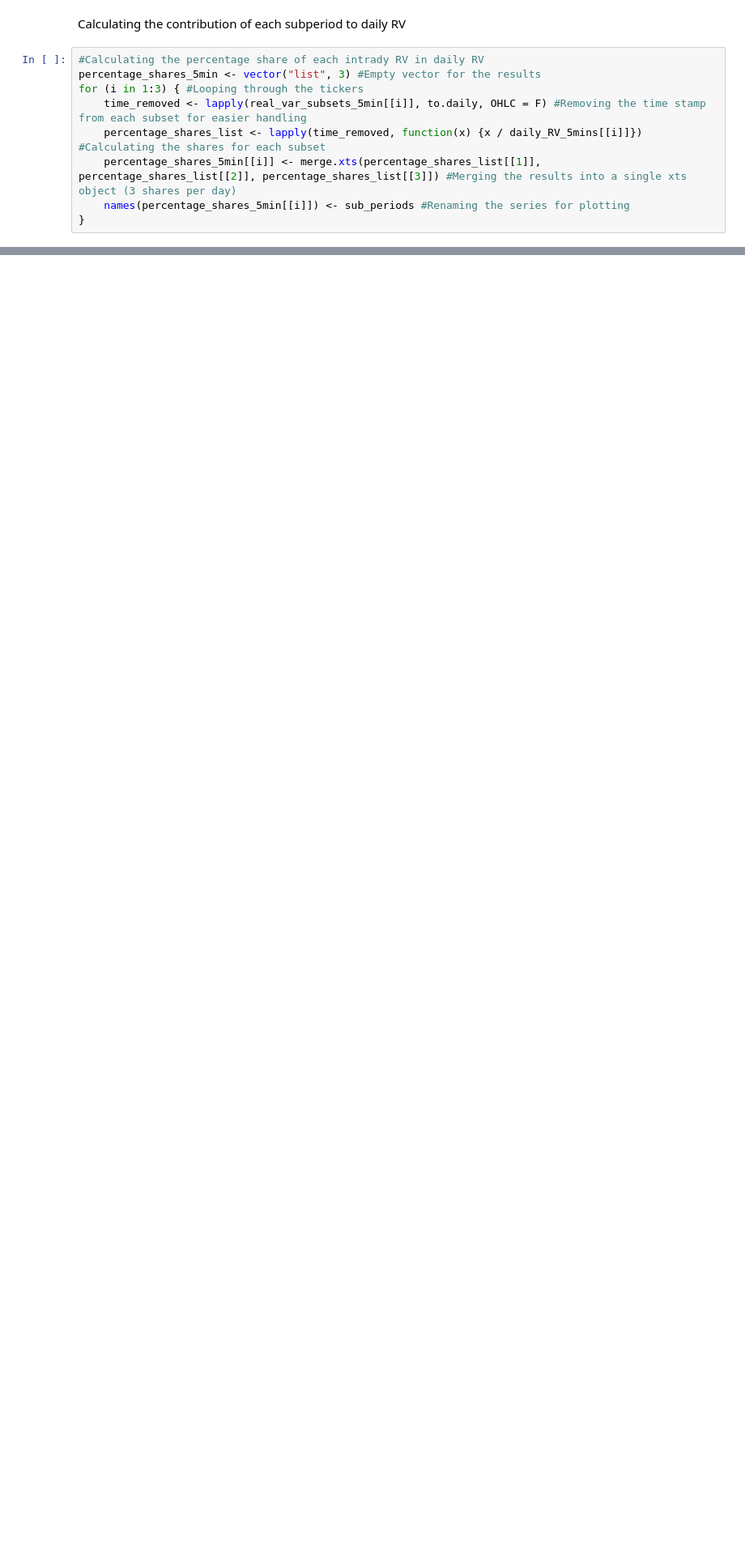
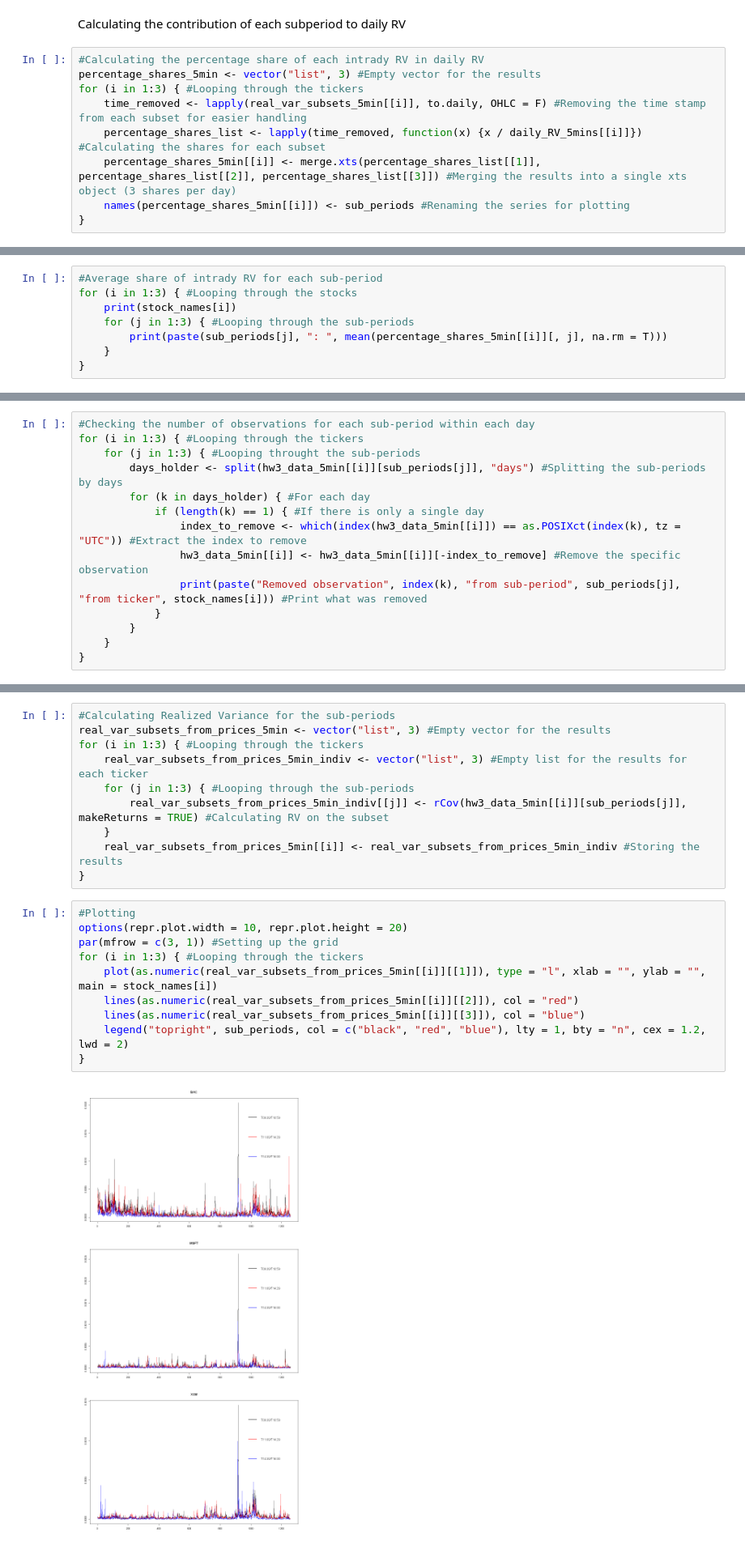
Before and after one commit to JanK0095/Financial-Econometrics-Course-Projects, a Jupyter notebook: HW3/FE1_HW3_Kubal_Mattanelli.ipynb, the cells around one changed output, grey strips where cells are left out. Shown at 81% size. Drawn from its saved outputs; the diff is of its cells as text; blank space fills up the shorter version.

```diff
--- a/HW3/FE1_HW3_Kubal_Mattanelli.ipynb
+++ b/HW3/FE1_HW3_Kubal_Mattanelli.ipynb
@@ -1084 +1084,9 @@ for (i in 1:3) { #Looping through the tickers
 [figure]
+# %%
+#Average share of intrady RV for each sub-period
+for (i in 1:3) { #Looping through the stocks
+    print(stock_names[i])
+    for (j in 1:3) { #Looping through the sub-periods
+        print(paste(sub_periods[j], ": ", mean(percentage_shares_5min[[i]][, j], na.rm = T)))
+    }
+}
@@ -1084,0 +1112,14 @@ for (i in 1:3) { #Looping through the tickers
+# %%
+#Checking the number of observations for each sub-period within each day
+for (i in 1:3) { #Looping through the tickers
+    for (j in 1:3) { #Looping throught the sub-periods
+        days_holder <- split(hw3_data_5min[[i]][sub_periods[j]], "days") #Splitting the sub-periods by days
+        for (k in days_holder) { #For each day
+            if (length(k) == 1) { #If there is only a single day
+                index_to_remove <- which(index(hw3_data_5min[[i]]) == as.POSIXct(index(k), tz = "UTC")) #Extract the index to remove
+                hw3_data_5min[[i]] <- hw3_data_5min[[i]][-index_to_remove] #Remove the specific observation
+                print(paste("Removed observation", index(k), "from sub-period", sub_periods[j], "from ticker", stock_names[i])) #Print what was removed
+            }
+        }
+    }
+}
@@ -1084,0 +1129,22 @@ for (i in 1:3) { #Looping through the tickers
+# %%
+#Calculating Realized Variance for the sub-periods
+real_var_subsets_from_prices_5min <- vector("list", 3) #Empty vector for the results
+for (i in 1:3) { #Looping through the tickers
+    real_var_subsets_from_prices_5min_indiv <- vector("list", 3) #Empty list for the results for each ticker
+    for (j in 1:3) { #Looping through the sub-periods
+        real_var_subsets_from_prices_5min_indiv[[j]] <- rCov(hw3_data_5min[[i]][sub_periods[j]], makeReturns = TRUE) #Calculating RV on the subset
+    }
+    real_var_subsets_from_prices_5min[[i]] <- real_var_subsets_from_prices_5min_indiv #Storing the results
+}
+# %%
+#Plotting
+options(repr.plot.width = 10, repr.plot.height = 20)
+par(mfrow = c(3, 1)) #Setting up the grid
+for (i in 1:3) { #Looping through the tickers
+    plot(as.numeric(real_var_subsets_from_prices_5min[[i]][[1]]), type = "l", xlab = "", ylab = "", main = stock_names[i])
+    lines(as.numeric(real_var_subsets_from_prices_5min[[i]][[2]]), col = "red")
+    lines(as.numeric(real_var_subsets_from_prices_5min[[i]][[3]]), col = "blue")
+    legend("topright", sub_periods, col = c("black", "red", "blue"), lty = 1, bty = "n", cex = 1.2, lwd = 2)
+}
+# %% [output]
+[figure, added]
```
Also changed, not shown: parts of 42 cells of this notebook.
